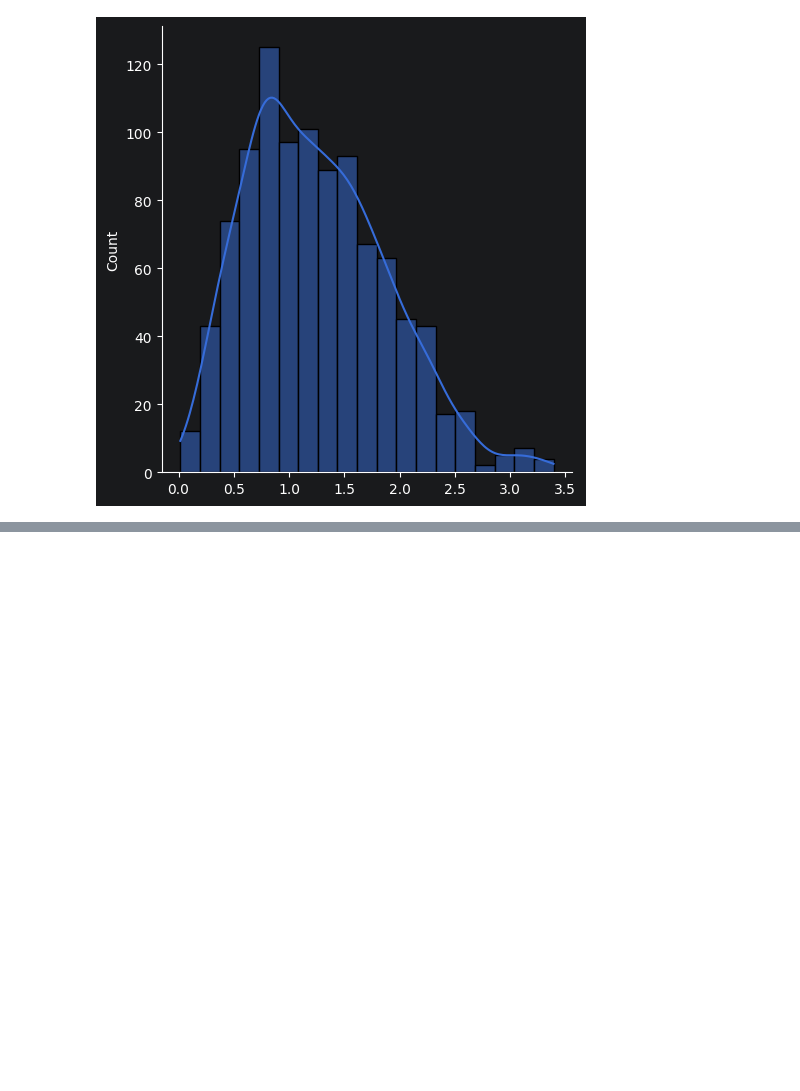
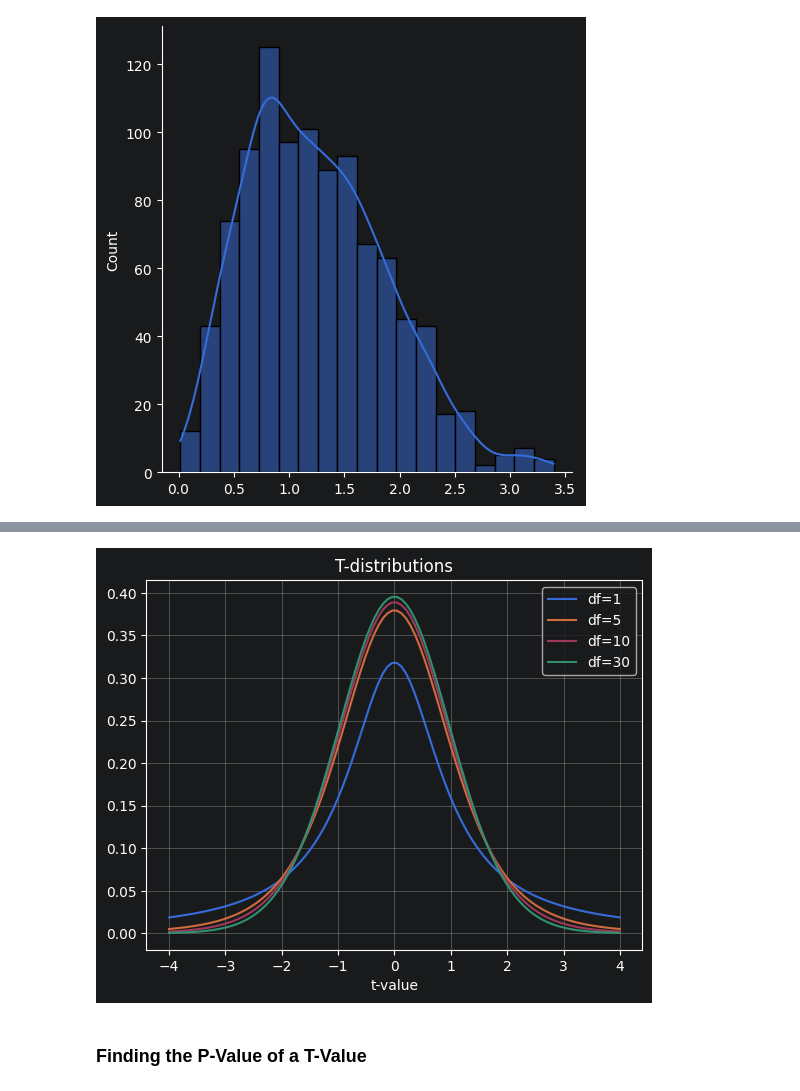
Before and after one commit to azizi23507/GitProject1, a Jupyter notebook: stats.ipynb, the cells around one changed output, grey strips where cells are left out. Saved outputs shown, nothing was run; the diff lists cells and outputs as text; code cells hidden in the pictures; blank space fills up the shorter version.

```diff
--- a/stats.ipynb
+++ b/stats.ipynb
@@ -446,0 +567,13 @@ plt.show()
+# %%
+x = np.linspace(-4, 4, 100)
+for df in [1, 5, 10, 30]:
+    plt.plot(x, stats.t.pdf(x, df), label=f'df={df}')
+plt.grid()
+plt.title('T-distributions')
+plt.xlabel('t-value')
+plt.legend()
+plt.show()
+# %% [output]
+[figure, added]
+# %% [markdown]
+### Finding the P-Value of a T-Value
```
Also changed, not shown: parts of 21 cells of this notebook.
